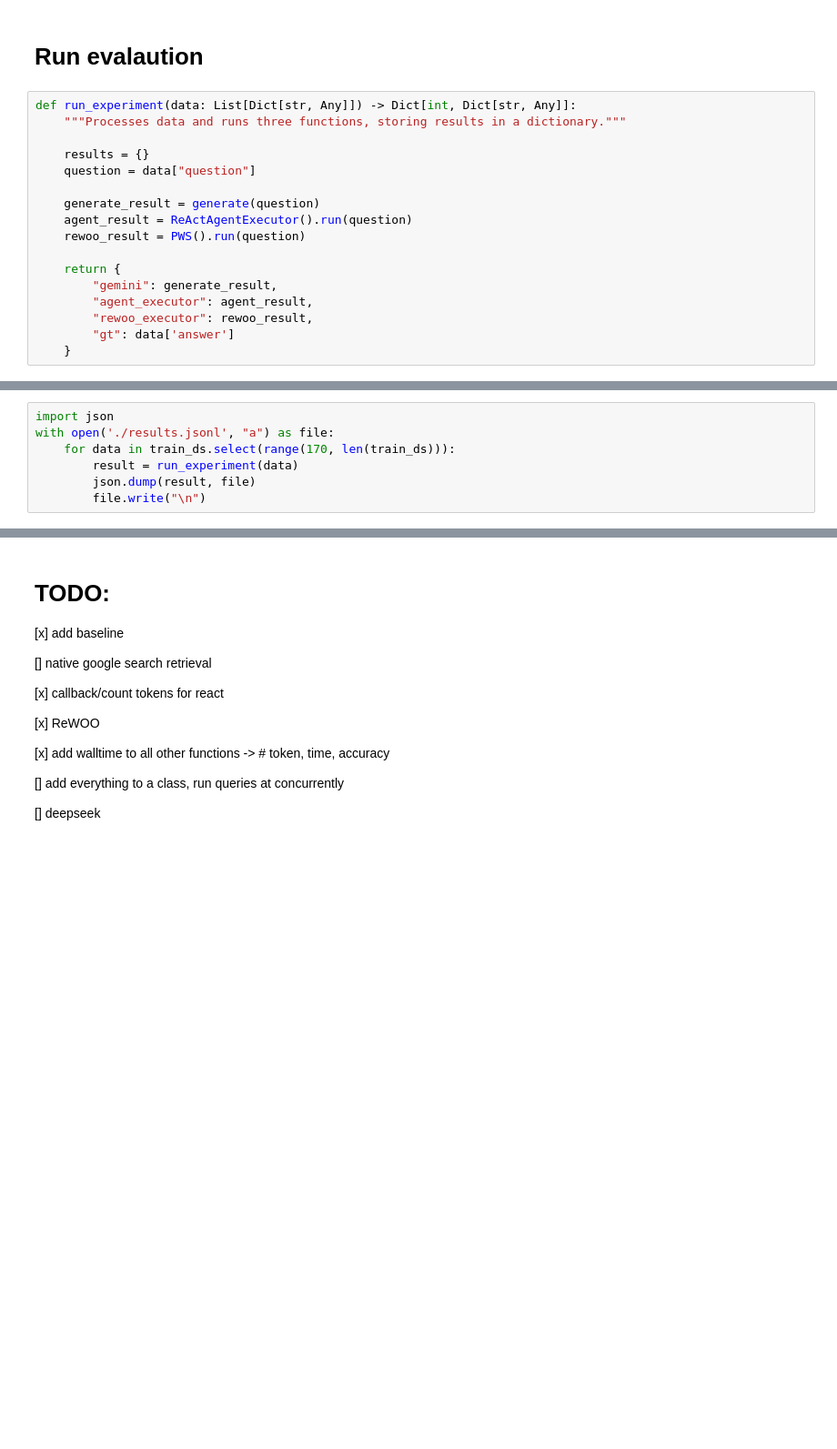
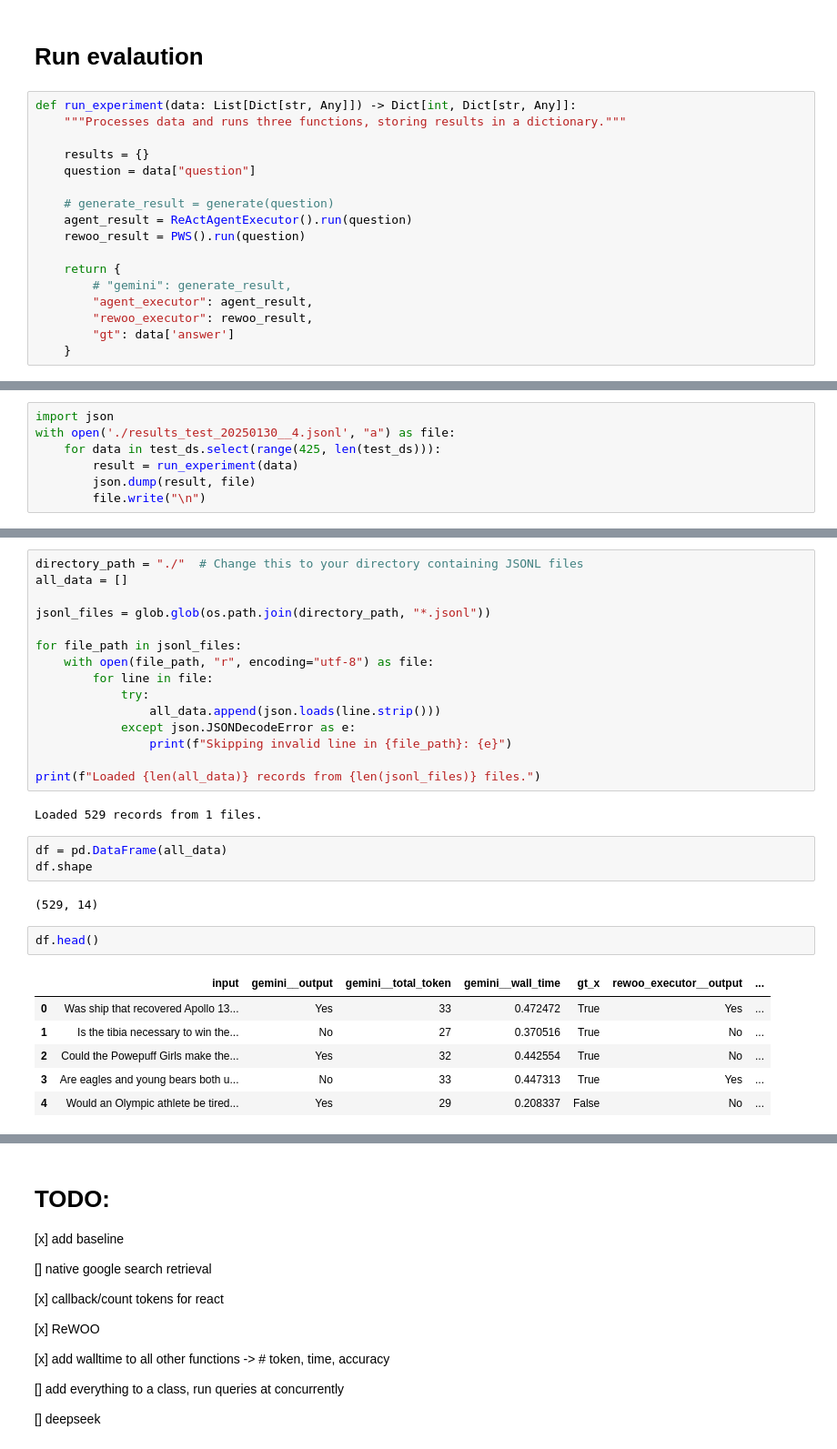
Before and after one commit to Amirosimani/ReWOO-Gemini, a Jupyter notebook: ReWOO_gemini.ipynb, the cells around one changed output, grey strips where cells are left out. Shown at 91% size. Drawn from its saved outputs; the diff is of its cells as text; blank space fills up the shorter version.

```diff
--- a/ReWOO_gemini.ipynb
+++ b/ReWOO_gemini.ipynb
@@ -534,12 +526,12 @@ def run_experiment(data: List[Dict[str, Any]]) -> Dict[int, Dict[str, Any]]:
     results = {}
     question = data["question"]
 
-    generate_result = generate(question)
+    # generate_result = generate(question)
     agent_result = ReActAgentExecutor().run(question)
     rewoo_result = PWS().run(question)
 
     return {
-        "gemini": generate_result,
+        # "gemini": generate_result,
         "agent_executor": agent_result,
         "rewoo_executor": rewoo_result,
         "gt": data['answer']
@@ -557,7 +539,7 @@ new_ds = train_ds[85:]
 # %%
 import json
-with open('./results.jsonl', "a") as file:
-    for data in train_ds.select(range(170, len(train_ds))):
+with open('./results_test_20250130__4.jsonl', "a") as file:
+    for data in test_ds.select(range(425, len(test_ds))):
         result = run_experiment(data)
         json.dump(result, file)
         file.write("\n")
@@ -624,0 +559,31 @@ Warning: No relevant information found in result: {'Result': 'No good Google Sea
+# %%
+directory_path = "./"  # Change this to your directory containing JSONL files
+all_data = []
+
+jsonl_files = glob.glob(os.path.join(directory_path, "*.jsonl"))
+
+for file_path in jsonl_files:
+    with open(file_path, "r", encoding="utf-8") as file:
+        for line in file:
+            try:
+                all_data.append(json.loads(line.strip()))
+            except json.JSONDecodeError as e:
+                print(f"Skipping invalid line in {file_path}: {e}")
+
+print(f"Loaded {len(all_data)} records from {len(jsonl_files)} files.")
+# %% [output]
+Loaded 529 records from 1 files.
+# %%
+df = pd.DataFrame(all_data)
+df.shape
+# %% [output]
+(529, 14)
+# %%
+df.head()
+# %% [output]
+|  | input | gemini__output | gemini__total_token | gemini__wall_time | gt_x | rewoo_executor__output | ... |
+| 0 | Was ship that recovered Apollo 13... | Yes | 33 | 0.472472 | True | Yes | ... |
+| 1 | Is the tibia necessary to win the... | No | 27 | 0.370516 | True | No | ... |
+| 2 | Could the Powepuff Girls make the... | Yes | 32 | 0.442554 | True | No | ... |
+| 3 | Are eagles and young bears both u... | No | 33 | 0.447313 | True | Yes | ... |
+| 4 | Would an Olympic athlete be tired... | Yes | 29 | 0.208337 | False | No | ... |
```
Also changed, not shown: parts of 19 cells of this notebook.
